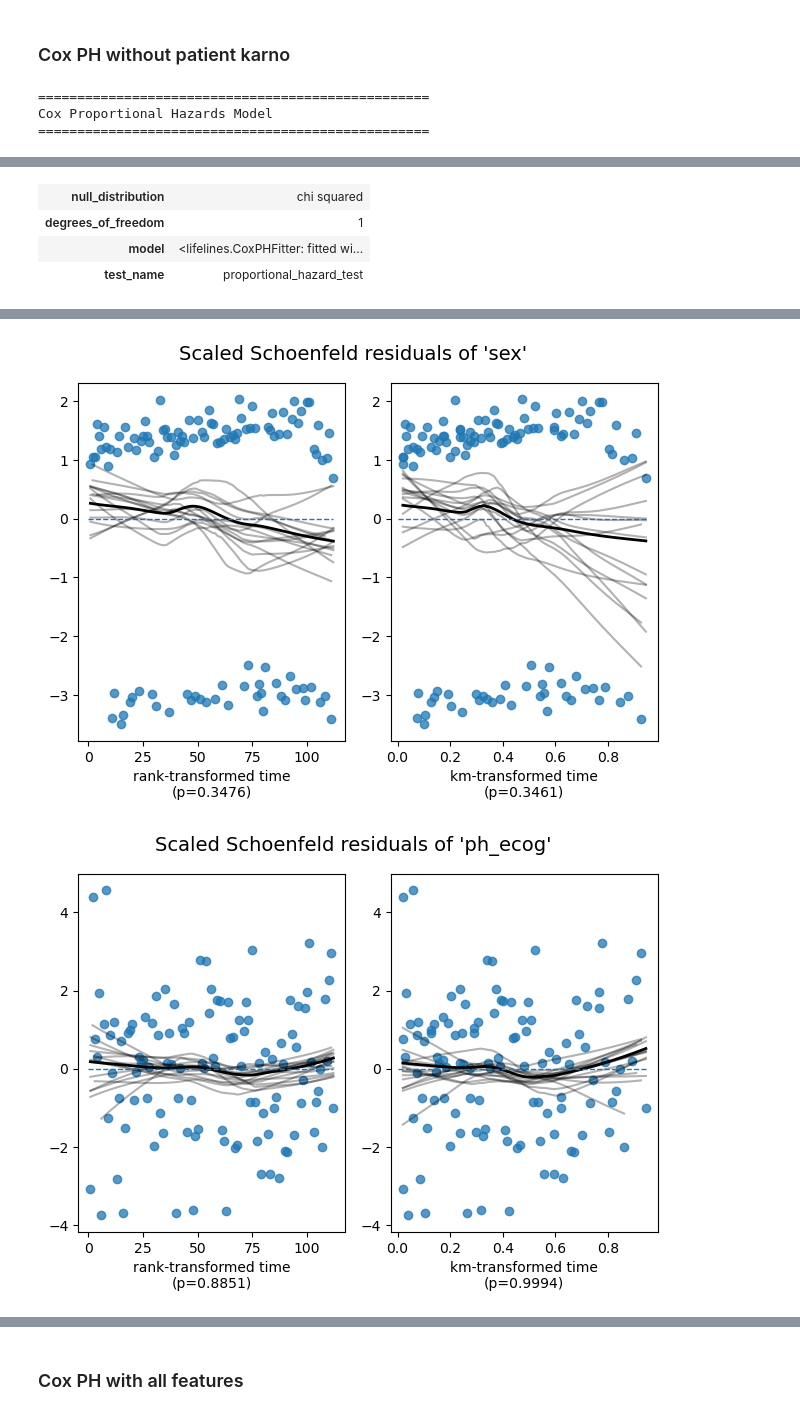
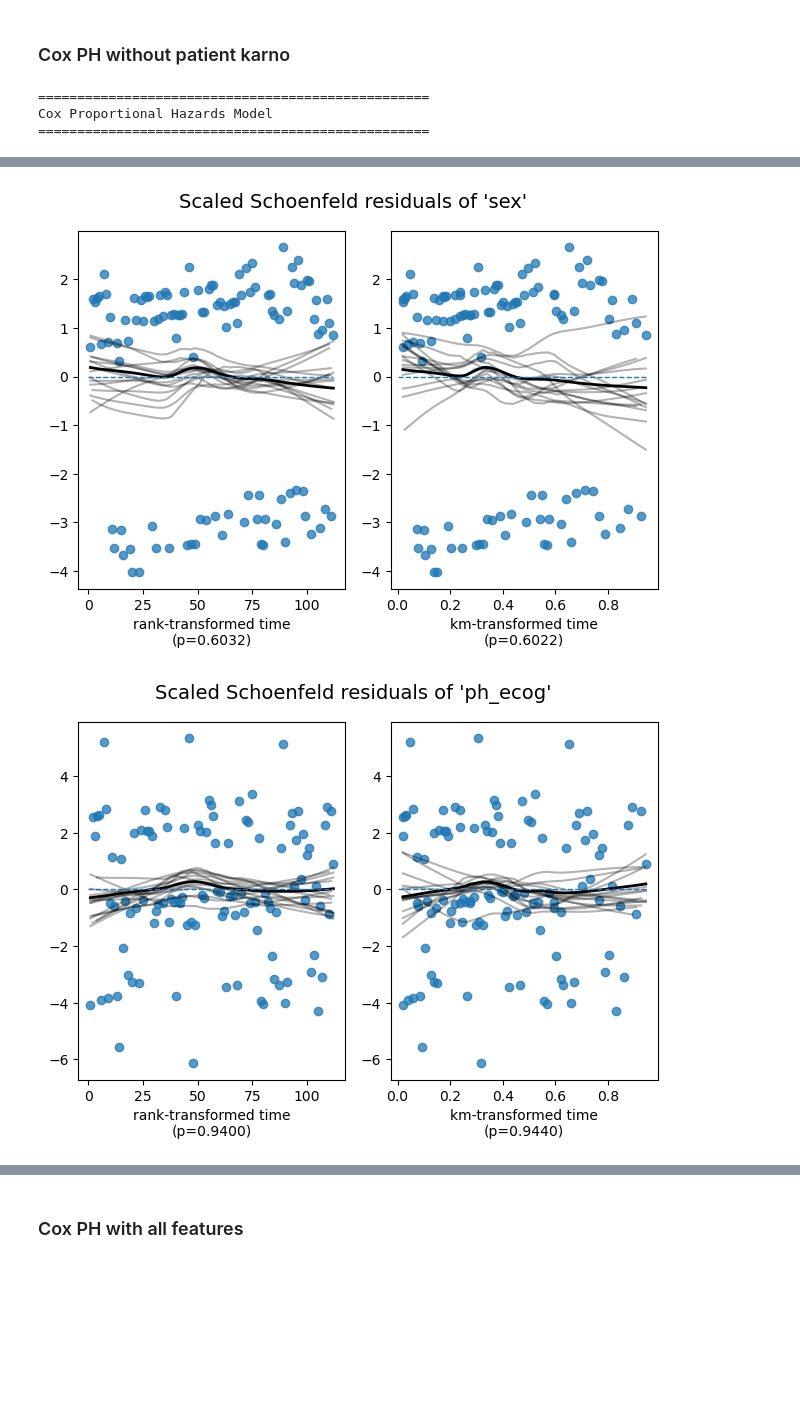
Before and after one commit to AGHANAKS/Final-Year-Project, a Jupyter notebook: surv analysis code.ipynb, the cells around one changed output, grey strips where cells are left out. Drawn from its saved outputs; the diff is of its cells as text; code cells hidden in the pictures; blank space fills up the shorter version.

```diff
--- a/surv analysis code.ipynb
+++ b/surv analysis code.ipynb
@@ -1038,7 +1065,7 @@ def run_weibull_aft_analysis(df):
 # %% [markdown]
 ### Cox PH without patient karno
 # %%
-df_no_patkarno  = df_cph.copy().drop(columns=['ph_karno'])
+df_no_patkarno  = df_cph.copy().drop(columns=['pat_karno'])
 # 1. Cox PH Analysis
 cph_model = run_cox_analysis(df_no_patkarno)
 # %% [output]
@@ -1082,4 +1108,0 @@ and looking for non-constant lines. See link [A] below for a full example.
-| null_distribution | chi squared |
-| degrees_of_freedom | 1 |
-| model | <lifelines.CoxPHFitter: fitted wi... |
-| test_name | proportional_hazard_test |
@@ -1113,2 +1110,2 @@ Brier Scores:
-[figure, old version]
+[figure, new version]
-[figure, old version]
+[figure, new version]
```
Also changed, not shown: parts of 21 cells of this notebook.
